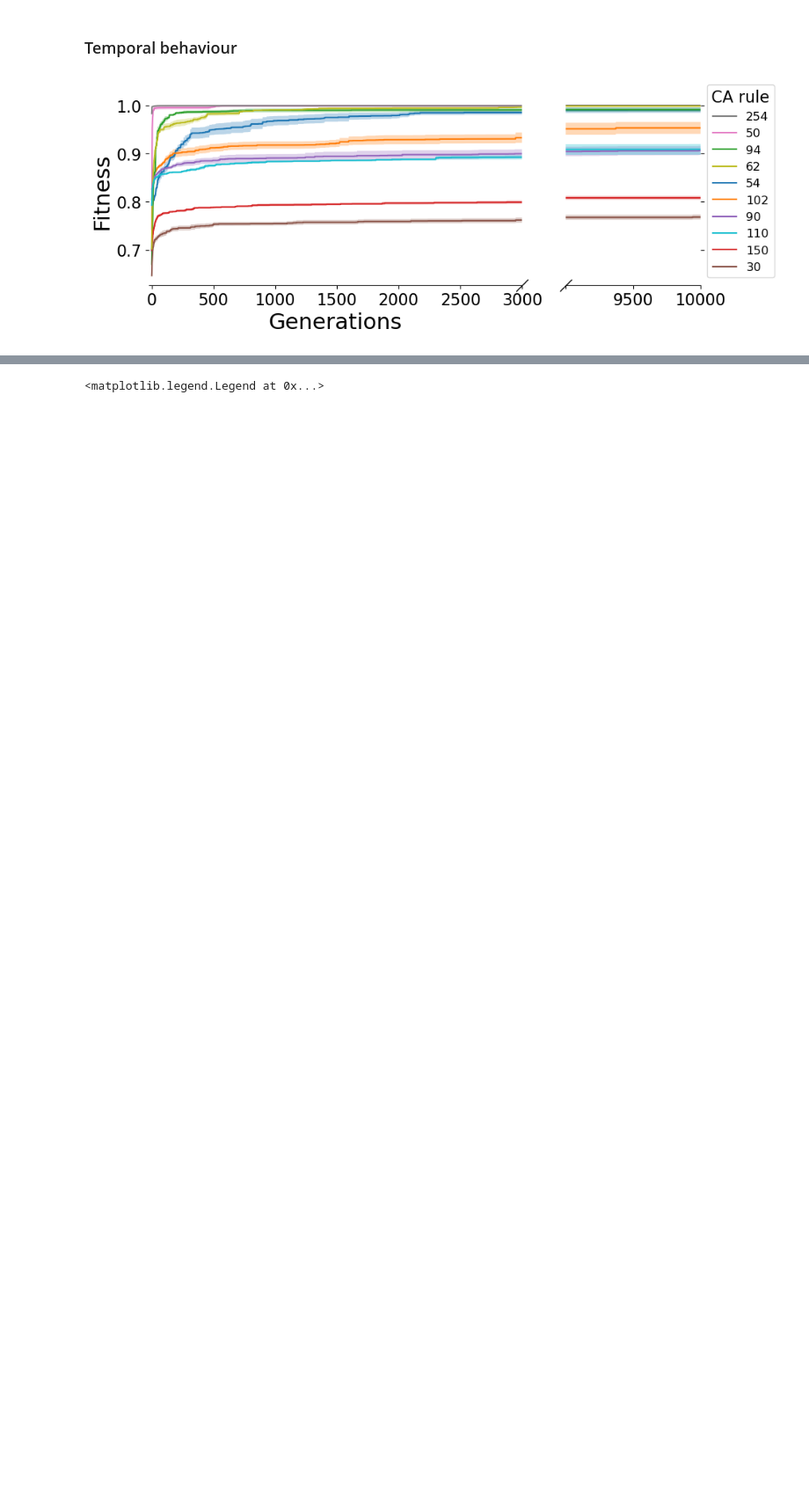
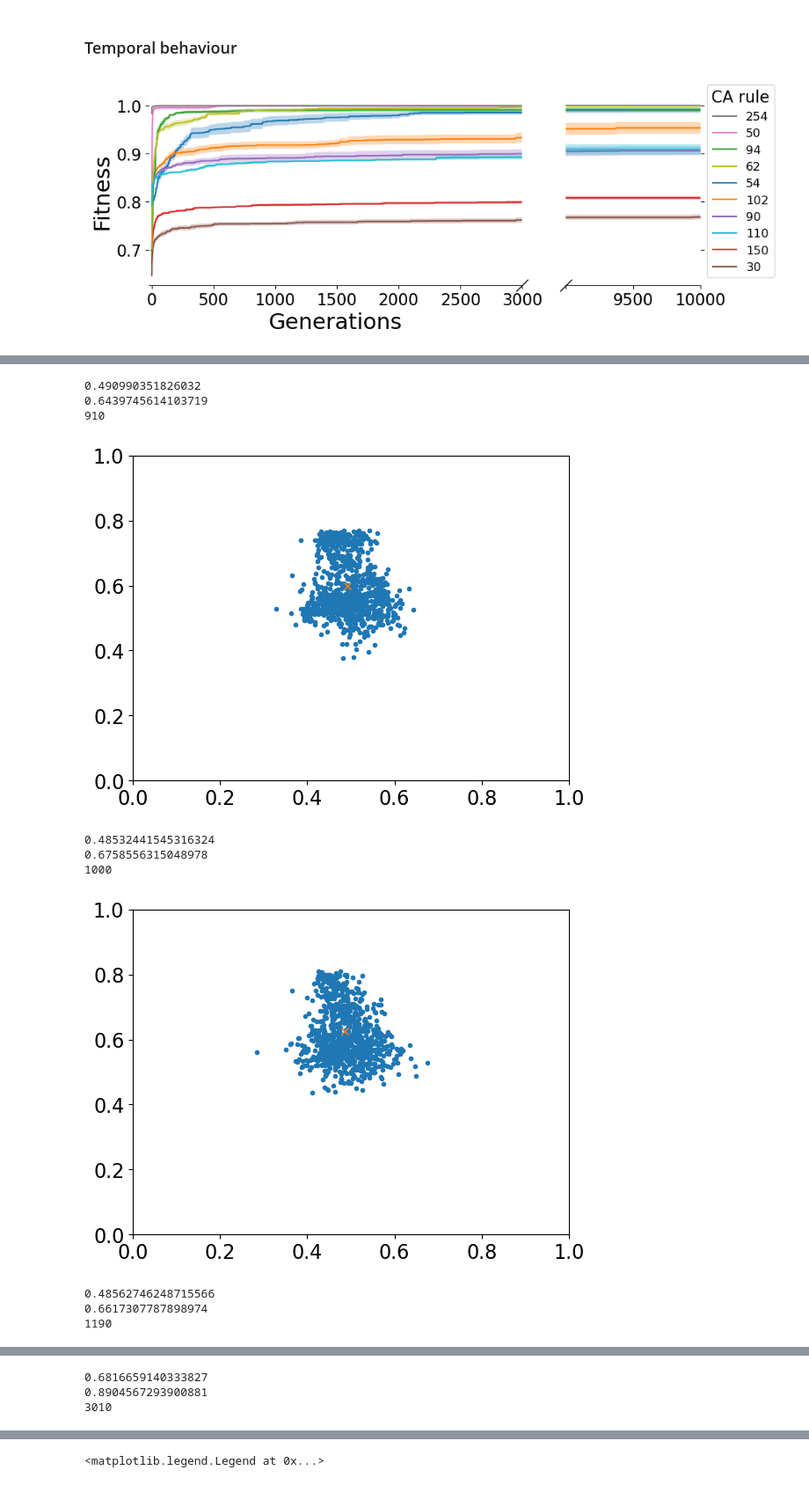
Before and after one commit to Cpetak/CA_GRN2, a Jupyter notebook: A2.ipynb, the cells around one changed output, grey strips where cells are left out. Shown at 88% size. Drawn from its saved outputs; the diff is of its cells as text; code cells hidden in the pictures; blank space fills up the shorter version.

```diff
--- a/A2.ipynb
+++ b/A2.ipynb
@@ -403,9 +441,8 @@ for i in p:
 # %%
-fname="results_new_rules/stats_300_22-22_69904-149796" + "_" + str(1)
+fname=f"results_new_rules/stats_300_{rule}-{rule}_69904-149796" + "_" + str(1)
 f=np.loadtxt(fname + "_both_fits.txt")
 print(f.shape[0]/2/pop_size)
 num_generations=int(f.shape[0]/2/pop_size)
-print(f.shape[0]/2/pop_size)
 f=f.reshape(num_generations,2,pop_size)
 f.shape
 # %% [output]
@@ -414,0 +451,6 @@ f.shape
+# %%
+gensin=[10,100,290]
+swichesin=[3,10,15,25,32]
+saveat=[s*300+g for s in swichesin for g in gensin]
+print(saveat)
+print(len(saveat))
@@ -414,0 +485,25 @@ f.shape
+# %%
+
+for x,i in enumerate(f):
+    plt.plot(i[0,:],i[1,:],".")
+    xmean=np.mean(i[0,:])
+    ymean=np.mean(i[1,:])
+    plt.plot(xmean, ymean, "x")
+    print(xmean)
+    print(np.max(i[0,:]))
+    print(saveat[x])
+    plt.xlim(0,1)
+    plt.ylim(0,1)
+    plt.show()
+# %% [output]
+0.490990351826032
+0.6439745614103719
+910
+[figure, added]
+0.48532441545316324
+0.6758556315048978
+1000
+[figure, added]
+0.48562746248715566
+0.6617307787898974
+1190
@@ -414,0 +511,3 @@ f.shape
+0.6816659140333827
+0.8904567293900881
+3010
```
Also changed, not shown: parts of 10 cells of this notebook, 1 other file.
